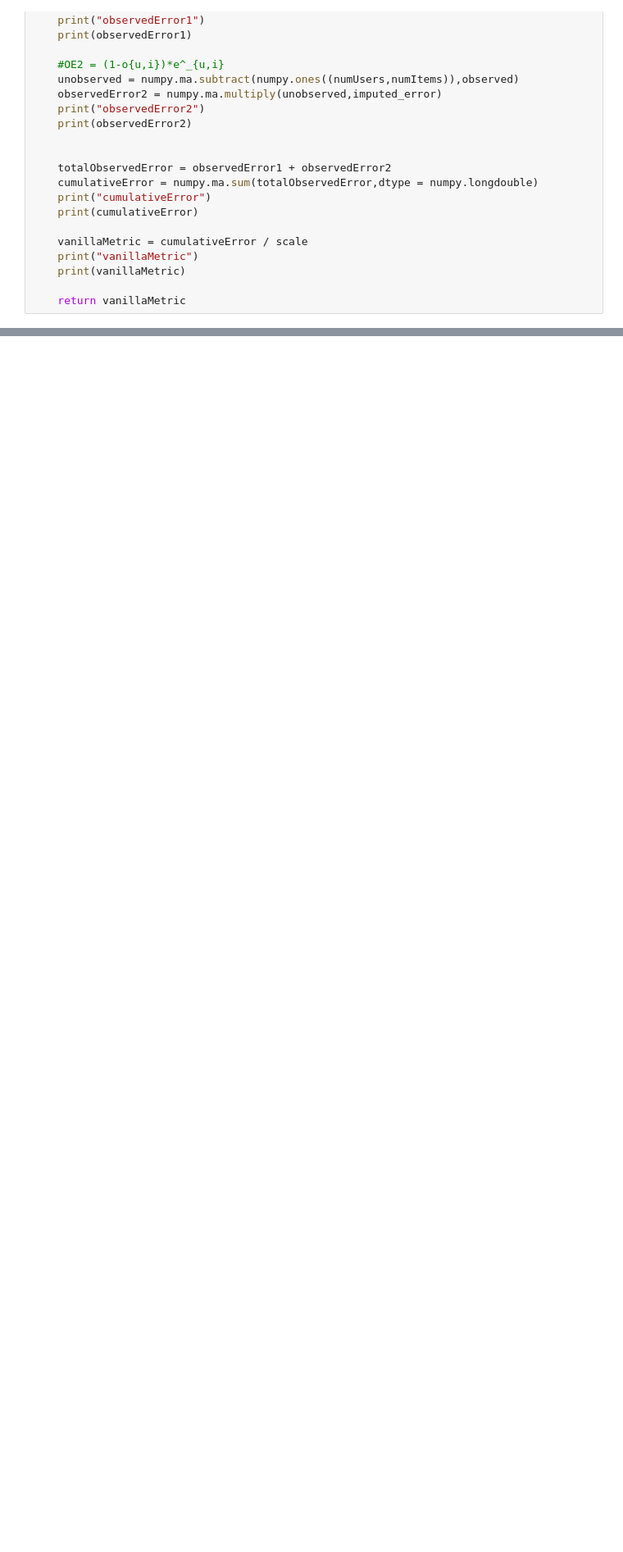
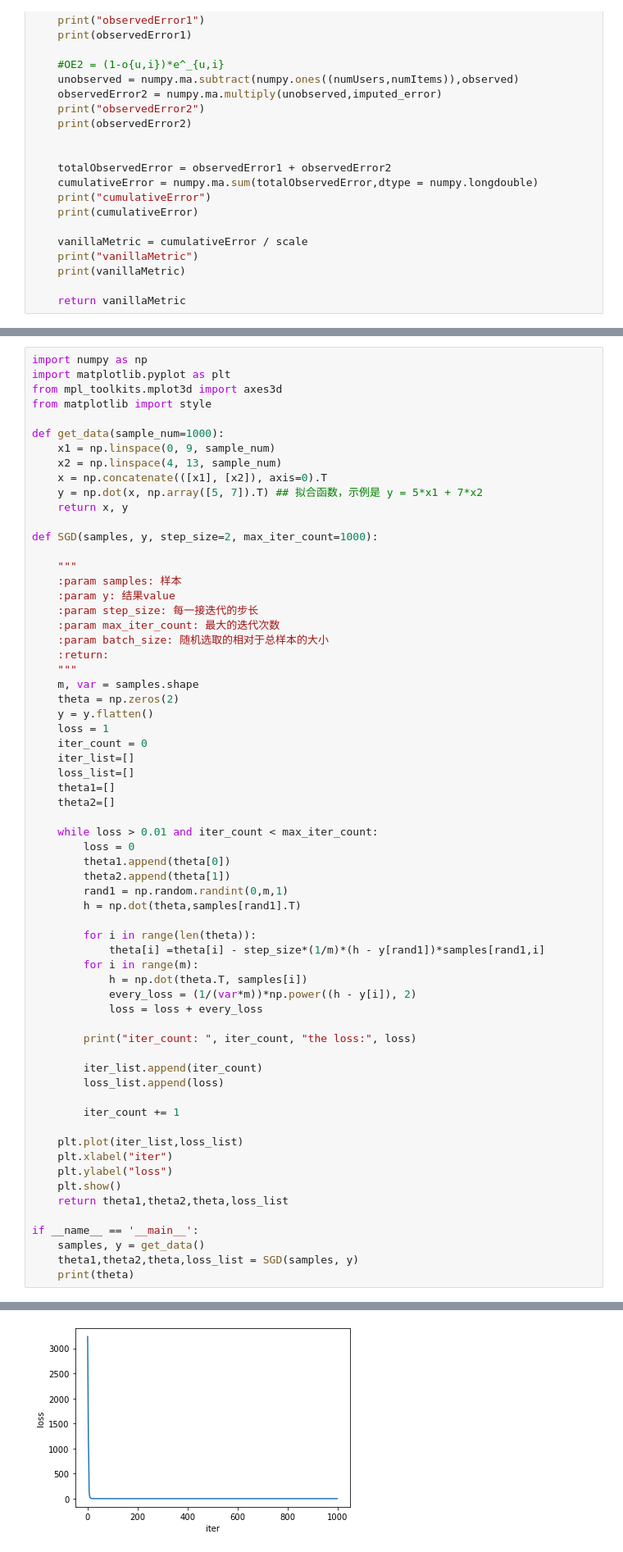
Before and after one commit to Recommendation-System-Project/Recommendation-system, a Jupyter notebook: Imputation Model.ipynb, the cells around one changed output, grey strips where cells are left out. Shown at 82% size. Cells and saved outputs as stored; diff of their text form; blank space fills up the shorter version.

```diff
--- a/Imputation Model.ipynb
+++ b/Imputation Model.ipynb
@@ -92,0 +93,65 @@ vanillaMetric
+# %%
+import numpy as np
+import matplotlib.pyplot as plt
+from mpl_toolkits.mplot3d import axes3d
+from matplotlib import style
+
+def get_data(sample_num=1000):
+    x1 = np.linspace(0, 9, sample_num)
+    x2 = np.linspace(4, 13, sample_num)
+    x = np.concatenate(([x1], [x2]), axis=0).T
+    y = np.dot(x, np.array([5, 7]).T) ## 拟合函数，示例是 y = 5*x1 + 7*x2
+    return x, y
+
+def SGD(samples, y, step_size=2, max_iter_count=1000):
+
+    """
+    :param samples: 样本
+    :param y: 结果value
+    :param step_size: 每一接迭代的步长
+    :param max_iter_count: 最大的迭代次数
+    :param batch_size: 随机选取的相对于总样本的大小
+    :return:
+    """
+    m, var = samples.shape
+    theta = np.zeros(2)
+    y = y.flatten()
+    loss = 1
+    iter_count = 0
+    iter_list=[]
+    loss_list=[]
+    theta1=[]
+    theta2=[]
+
+    while loss > 0.01 and iter_count < max_iter_count:
+        loss = 0
+        theta1.append(theta[0])
+        theta2.append(theta[1])
+        rand1 = np.random.randint(0,m,1)
+        h = np.dot(theta,samples[rand1].T)
+
+        for i in range(len(theta)):
+            theta[i] =theta[i] - step_size*(1/m)*(h - y[rand1])*samples[rand1,i]
+        for i in range(m):
+            h = np.dot(theta.T, samples[i])
+            every_loss = (1/(var*m))*np.power((h - y[i]), 2)
+            loss = loss + every_loss
+
+        print("iter_count: ", iter_count, "the loss:", loss)
+
+        iter_list.append(iter_count)
+        loss_list.append(loss)
+
+        iter_count += 1
+
+    plt.plot(iter_list,loss_list)
+    plt.xlabel("iter")
+    plt.ylabel("loss")
+    plt.show()
+    return theta1,theta2,theta,loss_list
+
+if __name__ == '__main__':
+    samples, y = get_data()
+    theta1,theta2,theta,loss_list = SGD(samples, y)
+    print(theta)
+# %% [output]
@@ -92,0 +175 @@ vanillaMetric
+[figure, added]
```
Also changed, not shown: parts of 2 cells of this notebook.
